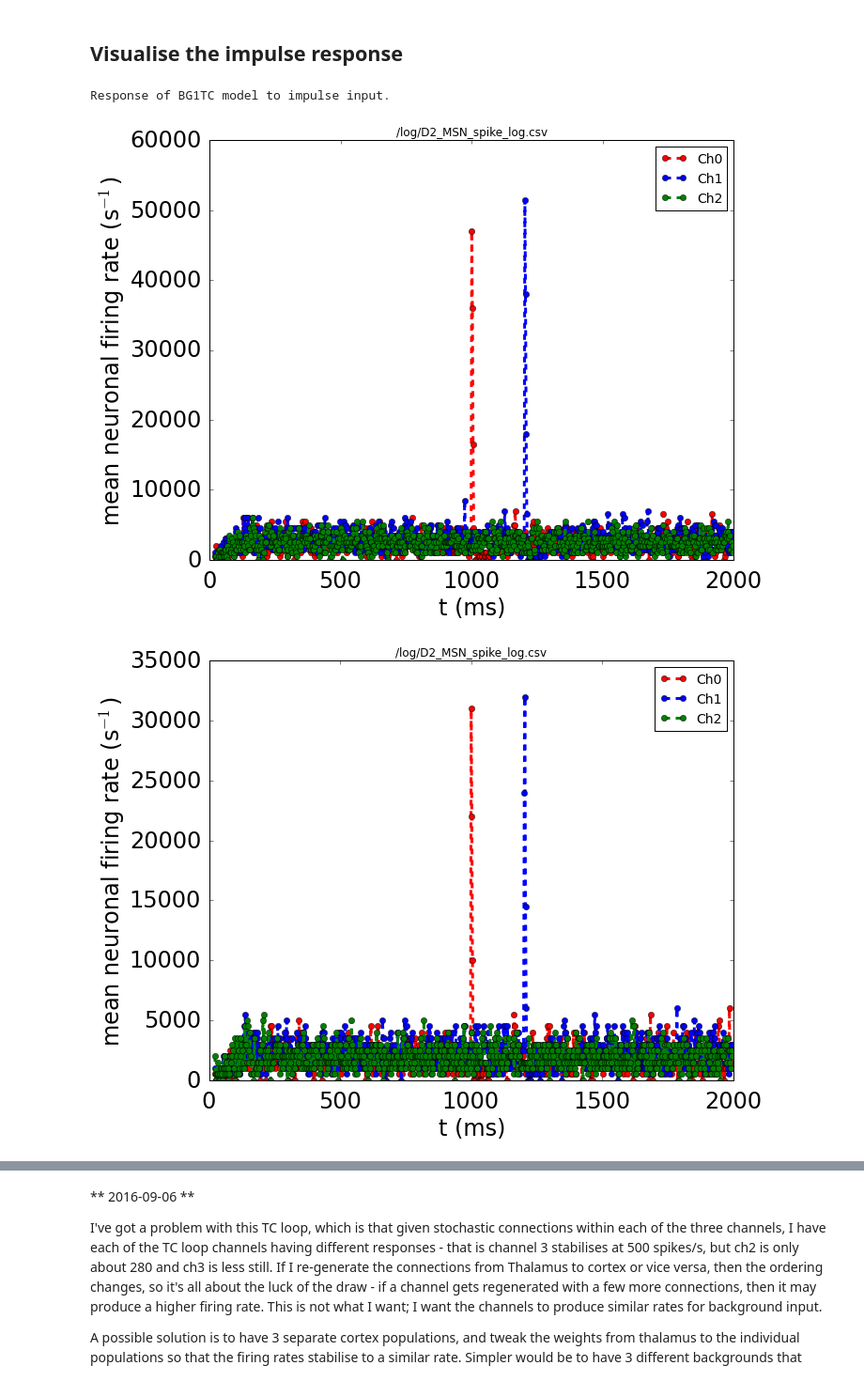
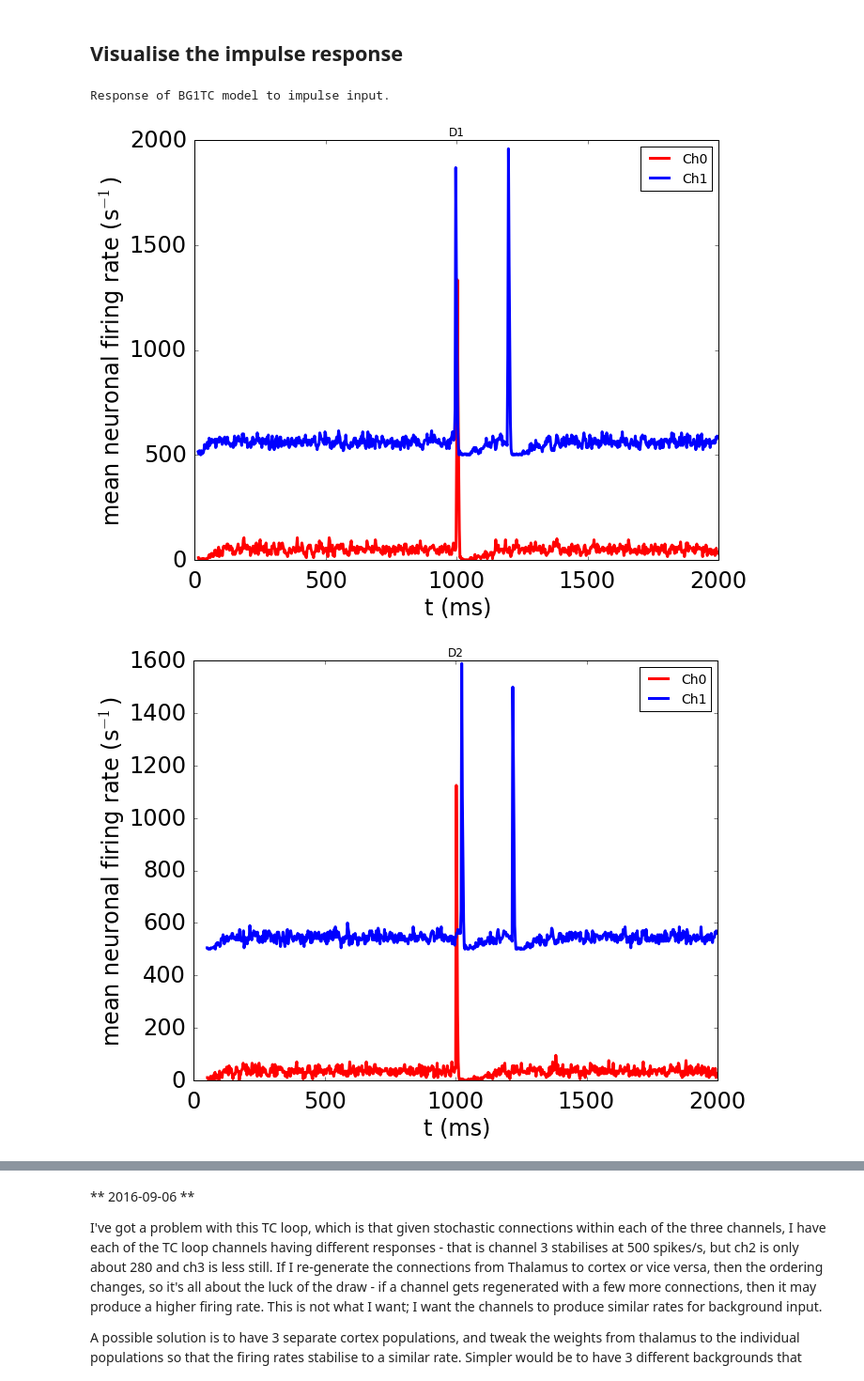
Before and after one commit to ABRG-Models/GPR_Izhikevich, a Jupyter notebook: labbook/SpikingBG2_labbook.ipynb, the cells around one changed output, grey strips where cells are left out. Shown: that part at 94% size. Drawn from its saved outputs; the diff is of its cells as text; code cells hidden in the pictures.

```diff
--- a/labbook/SpikingBG2_labbook.ipynb
+++ b/labbook/SpikingBG2_labbook.ipynb
@@ -212,9 +214,6 @@ def vis_much_data (sl_sigI):
 # %% [markdown]
 ## Visualise the impulse response
 # %%
-# Set to 0 if you're messing with the program and you already computed the simulation:
-require_recompute = 1;
-
 # Where is the data going to end up?
 logdir1 = '/home/seb/tmp/impulse'
 
@@ -223,44 +222,76 @@ logdir1 = '/home/seb/tmp/impulse'
 ##sys.path.append("../analysis")
 #import update_bg1_model_xml as bg1update
 
 print ('Response of BG1TC model to impulse input.')
 
 # Where's the source model?
 modeldir = '/home/seb/izhibg/GPR_Izhikevich/bg2'
 expt = 3
 
 import os
 spineml2brahms ='/home/seb/src/SpineML_2_BRAHMS'
 spinemlcmd = '/bin/bash -c "pushd '+spineml2brahms+' && '+\
-             'LD_LIBRARY_PATH=\"\" ./convert_script_s2b -m '+modeldir+' -e'+\
+             'LD_LIBRARY_PATH=\"\" ./convert_script_s2b -g -m '+modeldir+' -e'+\
              `expt` + ' -o ' + `logdir1` + ' ; popd"';
 
-sl_D1 = np.ndarray((0,2))
-sl_D2 = np.ndarray((0,2))
-sl_STN = np.ndarray((0,2))
-sl_GPe = np.ndarray((0,2))
-sl_GPi = np.ndarray((0,2))
+numrepeatruns = 100
+# Set to 0 if you're messing with the program and you already computed the simulation:
+require_recompute = 1
+load_data = 0
 
 if require_recompute:
-    for i in range(0,50):
+    sl_D1 = np.ndarray((0,2))
+    sl_D2 = np.ndarray((0,2))
+    sl_STN = np.ndarray((0,2))
+    sl_GPe = np.ndarray((0,2))
+    sl_GPi = np.ndarray((0,2))
+
+    for i in range(0,numrepeatruns):
         os.system(spinemlcmd);
 
         # Build arrays for populations of interest
         logfile = '/log/D1_MSN_spike_log.csv'
         sl_D1_one = read_data (logdir1, logfile)
         sl_D1 = np.vstack((sl_D1, sl_D1_one))
 
         logfile = '/log/D2_MSN_spike_log.csv'
         sl_D2_one = read_data (logdir1, logfile)
         sl_D2 = np.vstack((sl_D2, sl_D2_one))
 
+        logfile = '/log/STN_spike_log.csv'
+        sl_STN_one = read_data (logdir1, logfile)
+        sl_STN = np.vstack((sl_STN, sl_STN_one))
 
-vis_much_data (sl_D1)
-vis_much_data (sl_D2)
-#vis_much_data (sl_STN)
-#vis_much_data (sl_GPe)
-#vis_much_data (sl_GPi)
+        logfile = '/log/GPe_spike_log.csv'
+        sl_GPe_one = read_data (logdir1, logfile)
+        sl_GPe = np.vstack((sl_GPe, sl_GPe_one))
+
+        logfile = '/log/GPi_spike_log.csv'
+        sl_GPi_one = read_data (logdir1, logfile)
+        sl_GPi = np.vstack((sl_GPi, sl_GPi_one))
+
+    np.savetxt('sl_D1.csv',sl_D1, delimiter=',')
+    np.savetxt('sl_D2.csv',sl_D2, delimiter=',')
+    np.savetxt('sl_STN.csv',sl_STN, delimiter=',')
+    np.savetxt('sl_GPe.csv',sl_GPe, delimiter=',')
+    np.savetxt('sl_GPi.csv',sl_GPi, delimiter=',')
+
+elif load_data:
+    # load from text file
+    sl_D1 = np.genfromtxt ('sl_D1.csv', delimiter=',')
+    sl_D2 = np.genfromtxt ('sl_D2.csv', delimiter=',')
+    sl_STN = np.genfromtxt ('sl_STN.csv', delimiter=',')
+    sl_GPe = np.genfromtxt ('sl_GPe.csv', delimiter=',')
+    sl_GPi = np.genfromtxt ('sl_GPi.csv', delimiter=',')
+
+numbins = 1000
+
+vis_much_data (sl_D1, numbins, numrepeatruns, 'D1')
+vis_much_data (sl_D2, numbins, numrepeatruns, 'D2')
+vis_much_data (sl_STN, numbins, numrepeatruns, 'STN')
+vis_much_data (sl_GPe, numbins, numrepeatruns, 'GPe')
+vis_much_data (sl_GPi, numbins, numrepeatruns, 'GPi')
 # %% [output]
 Response of BG1TC model to impulse input.
-[figure, old version]
+[figure, new version]
-[figure, old version]
+[figure, new version]
```
Also changed, not shown: parts of 2 cells of this notebook.
